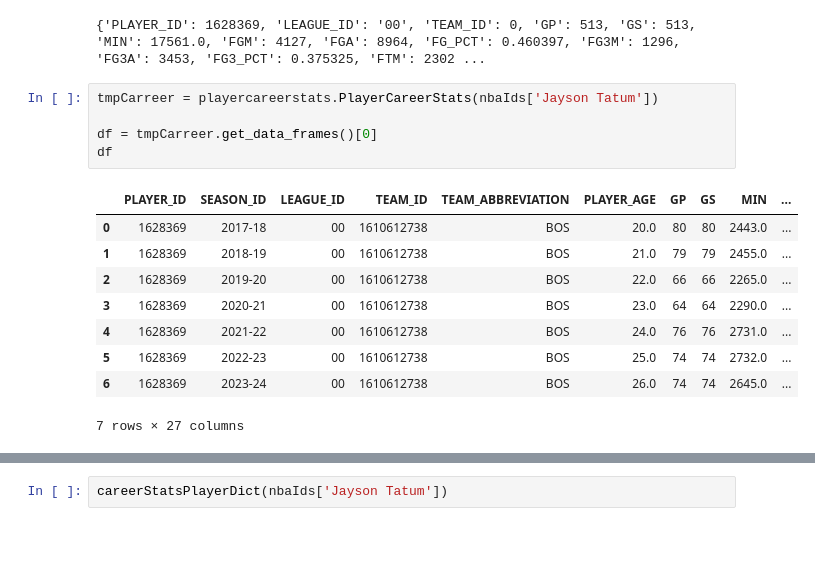
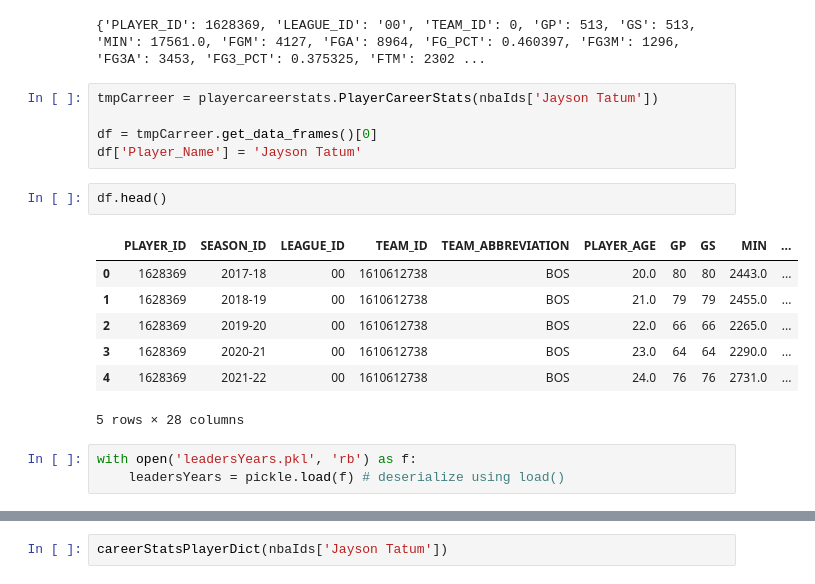
Before and after one commit to ColeSlattery/info24Project, a Jupyter notebook: scoringLeadersByYearCarrers.ipynb, the cells around one changed output, grey strips where cells are left out. Saved outputs shown, nothing was run; the diff lists cells and outputs as text; blank space fills up the shorter version.

```diff
--- a/scoringLeadersByYearCarrers.ipynb
+++ b/scoringLeadersByYearCarrers.ipynb
@@ -359,14 +431,17 @@ print(tester)
 tmpCarreer = playercareerstats.PlayerCareerStats(nbaIds['Jayson Tatum'])
 
 df = tmpCarreer.get_data_frames()[0]
-df
+df['Player_Name'] = 'Jayson Tatum'
-# %% [output]
-|  | PLAYER_ID | SEASON_ID | LEAGUE_ID | TEAM_ID | TEAM_ABBREVIATION | PLAYER_AGE | GP | GS | MIN | ... |
-| 0 | 1628369 | 2017-18 | 00 | 1610612738 | BOS | 20.0 | 80 | 80 | 2443.0 | ... |
-| 1 | 1628369 | 2018-19 | 00 | 1610612738 | BOS | 21.0 | 79 | 79 | 2455.0 | ... |
-| 2 | 1628369 | 2019-20 | 00 | 1610612738 | BOS | 22.0 | 66 | 66 | 2265.0 | ... |
-| 3 | 1628369 | 2020-21 | 00 | 1610612738 | BOS | 23.0 | 64 | 64 | 2290.0 | ... |
-| 4 | 1628369 | 2021-22 | 00 | 1610612738 | BOS | 24.0 | 76 | 76 | 2731.0 | ... |
-| 5 | 1628369 | 2022-23 | 00 | 1610612738 | BOS | 25.0 | 74 | 74 | 2732.0 | ... |
-| 6 | 1628369 | 2023-24 | 00 | 1610612738 | BOS | 26.0 | 74 | 74 | 2645.0 | ... |
-7 rows × 27 columns
+# %%
+df.head()
+# %% [output]
+|  | PLAYER_ID | SEASON_ID | LEAGUE_ID | TEAM_ID | TEAM_ABBREVIATION | PLAYER_AGE | GP | GS | MIN | ... |
+| 0 | 1628369 | 2017-18 | 00 | 1610612738 | BOS | 20.0 | 80 | 80 | 2443.0 | ... |
+| 1 | 1628369 | 2018-19 | 00 | 1610612738 | BOS | 21.0 | 79 | 79 | 2455.0 | ... |
+| 2 | 1628369 | 2019-20 | 00 | 1610612738 | BOS | 22.0 | 66 | 66 | 2265.0 | ... |
+| 3 | 1628369 | 2020-21 | 00 | 1610612738 | BOS | 23.0 | 64 | 64 | 2290.0 | ... |
+| 4 | 1628369 | 2021-22 | 00 | 1610612738 | BOS | 24.0 | 76 | 76 | 2731.0 | ... |
+5 rows × 28 columns
+# %%
+with open('leadersYears.pkl', 'rb') as f:
+    leadersYears = pickle.load(f) # deserialize using load()
```
Also changed, not shown: parts of 17 cells of this notebook, 7 other files.
